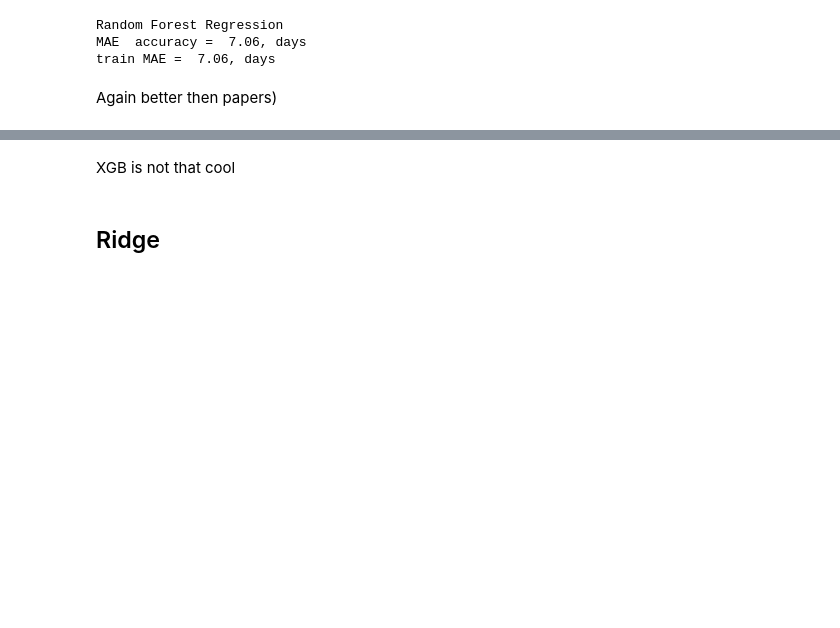
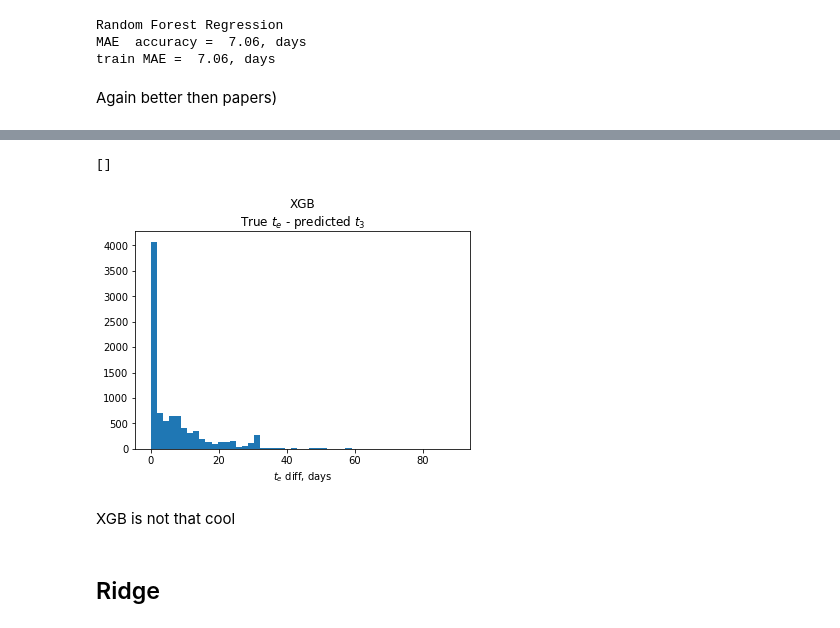
Before and after one commit to lemikhovalex/rl4pm, a Jupyter notebook: 02_SkLearnPower_nr.ipynb, the cells around one changed output, grey strips where cells are left out. Drawn from its saved outputs; the diff is of its cells as text; code cells hidden in the pictures; blank space fills up the shorter version.

```diff
--- a/02_SkLearnPower_nr.ipynb
+++ b/02_SkLearnPower_nr.ipynb
@@ -607,3 +620,11 @@ plt.show()
+# %%
+plt.hist((test_tes - test_tes_hat_xgbr) / 3600. / 24, bins=50)
+plt.xlabel('$t_e$ diff, days')
+plt.title('XGB\nTrue $t_e$ - predicted $t_3$')
+plt.plot()
+# %% [output]
+[]
+[figure, added]
 # %% [markdown]
 XGB is not that cool
 # %% [markdown]
```
Also changed, not shown: parts of 5 cells of this notebook.
